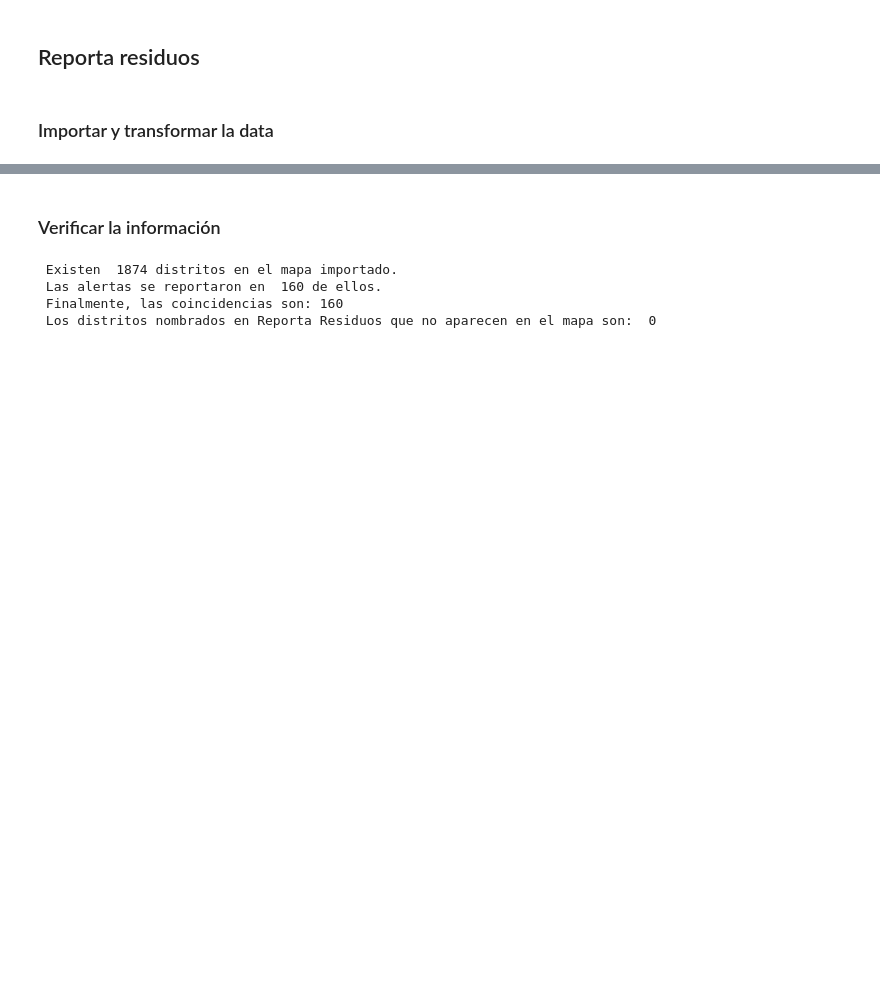
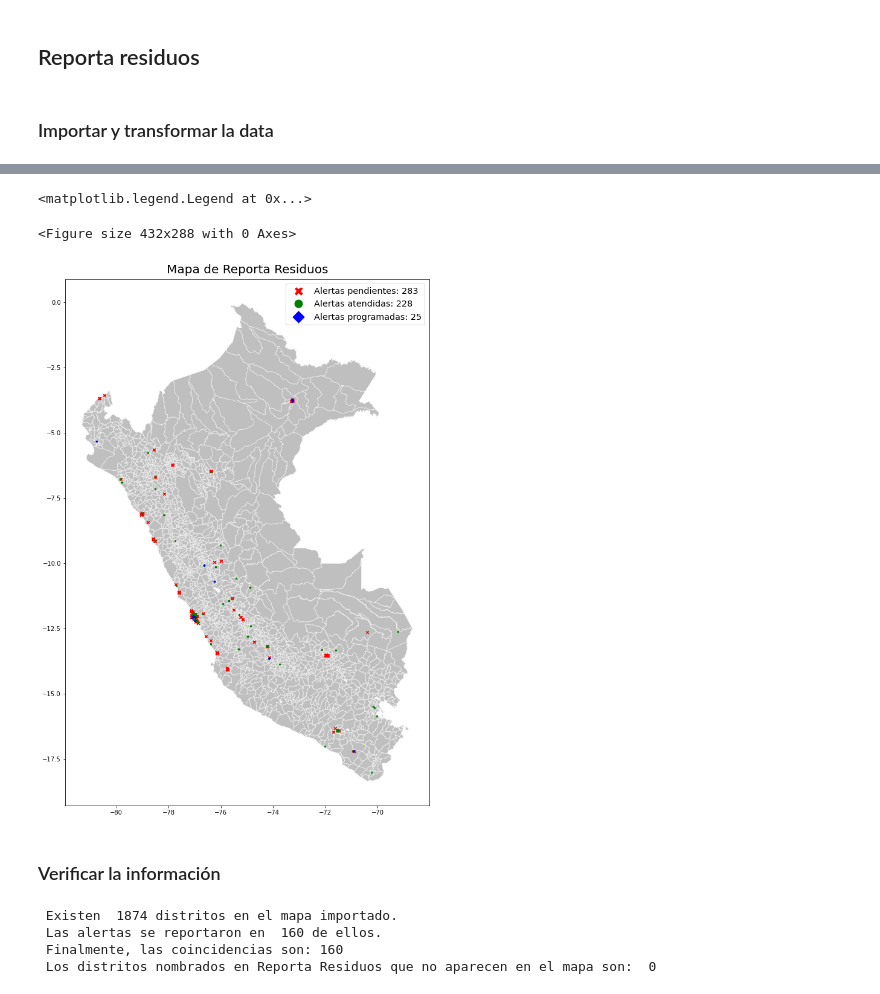
Before and after one commit to Dante-Guerrero/RR_Notebook, a Jupyter notebook: book1.ipynb, the cells around one changed output, grey strips where cells are left out. Drawn from its saved outputs; the diff is of its cells as text; code cells hidden in the pictures; blank space fills up the shorter version.

```diff
--- a/book1.ipynb
+++ b/book1.ipynb
@@ -164,0 +239,63 @@ texto = plt.text(-81,0, r'Hola')
+# %%
+# Filtrar las alertas
+
+# Filtrando las alertas pendientes
+
+filtro_alertas_pendientes = rr['ESTADO_ALERTA'] == 'Alerta válida'
+mrr_p = rr[filtro_alertas_pendientes]
+
+# Filtrando las alertas atendidas
+
+filtro_alertas_atendidas = rr['ESTADO_ALERTA'] == 'Atención ejecutada por Municipalidad'
+mrr_a = rr[filtro_alertas_atendidas]
+
+# Filtrando las alertas programadas
+
+filtro_alertas_programadas = rr['ESTADO_ALERTA'] == 'Atención programada por Municipalidad'
+mrr_pr = rr[filtro_alertas_programadas]
+
+# Dibujar los mapas
+
+mapa = distritos.plot(
+    figsize=(10.80, 19.20),
+    alpha=0.5,
+    color='grey',
+    edgecolor='white')
+
+mapa.set_title(
+    'Mapa de Reporta Residuos',
+    pad = 10,
+    fontdict={'fontsize':20, 'color': '#000000'}
+    )
+
+alertas_p = mrr_p.plot(
+    ax=mapa,
+    markersize=20,
+    marker='x',
+    color='red'
+    )
+
+alertas_a = mrr_a.plot(
+    ax=mapa,
+    markersize=5,
+    marker='o',
+    color='green'
+    )
+
+alertas_pr = mrr_pr.plot(
+    ax=mapa,
+    markersize=5,
+    marker='D',
+    color='blue'
+    )
+
+legend_elements = [
+    Line2D([0], [0], marker='X', color='w', label='Alertas pendientes: ' + str(len(mrr_p)), markerfacecolor='r', markersize=15),
+    Line2D([0], [0], marker='o', color='w', label='Alertas atendidas: ' + str(len(mrr_a)), markerfacecolor='g', markersize=15),
+    Line2D([0], [0], marker='D', color='w', label='Alertas programadas: ' + str(len(mrr_pr)), markerfacecolor='b', markersize=15),
+]
+mapa.legend(handles=legend_elements, fontsize='x-large')
+# %% [output]
+<matplotlib.legend.Legend at 0x...>
+<Figure size 432x288 with 0 Axes>
+[figure, added]
```
Also changed, not shown: parts of 10 cells of this notebook, 1 other file.
